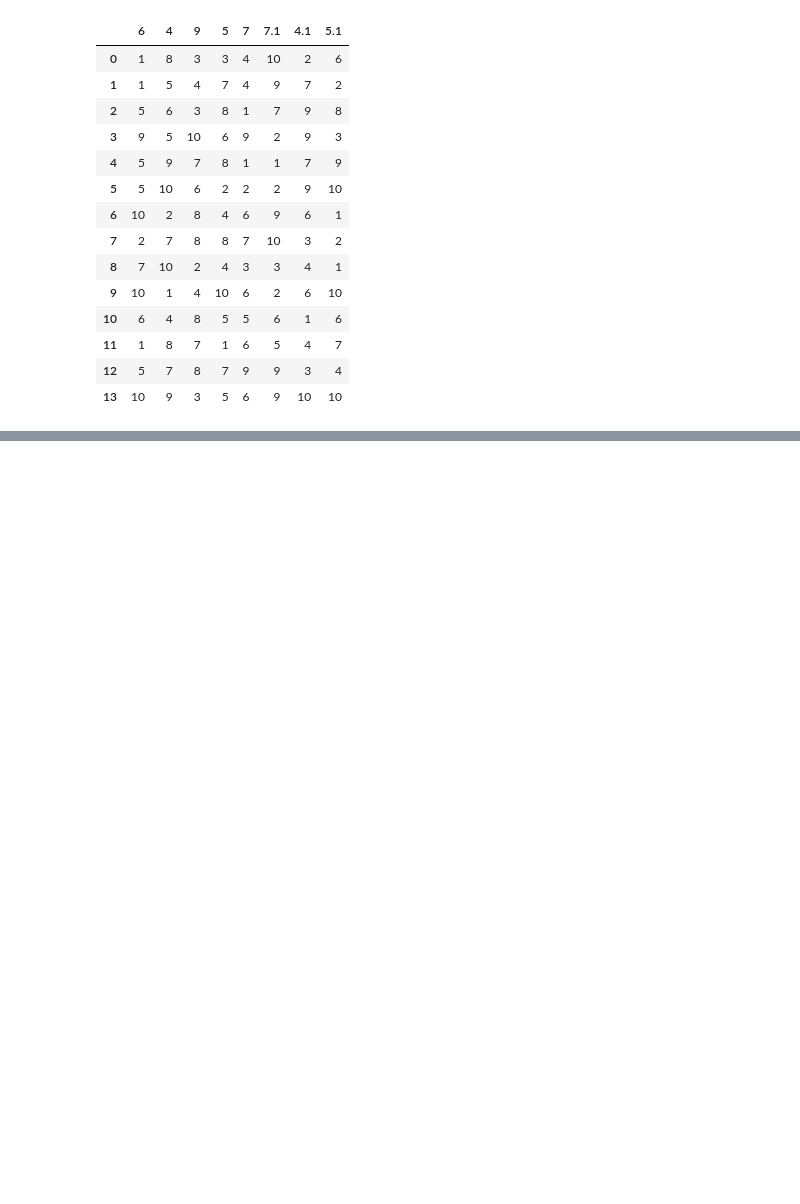
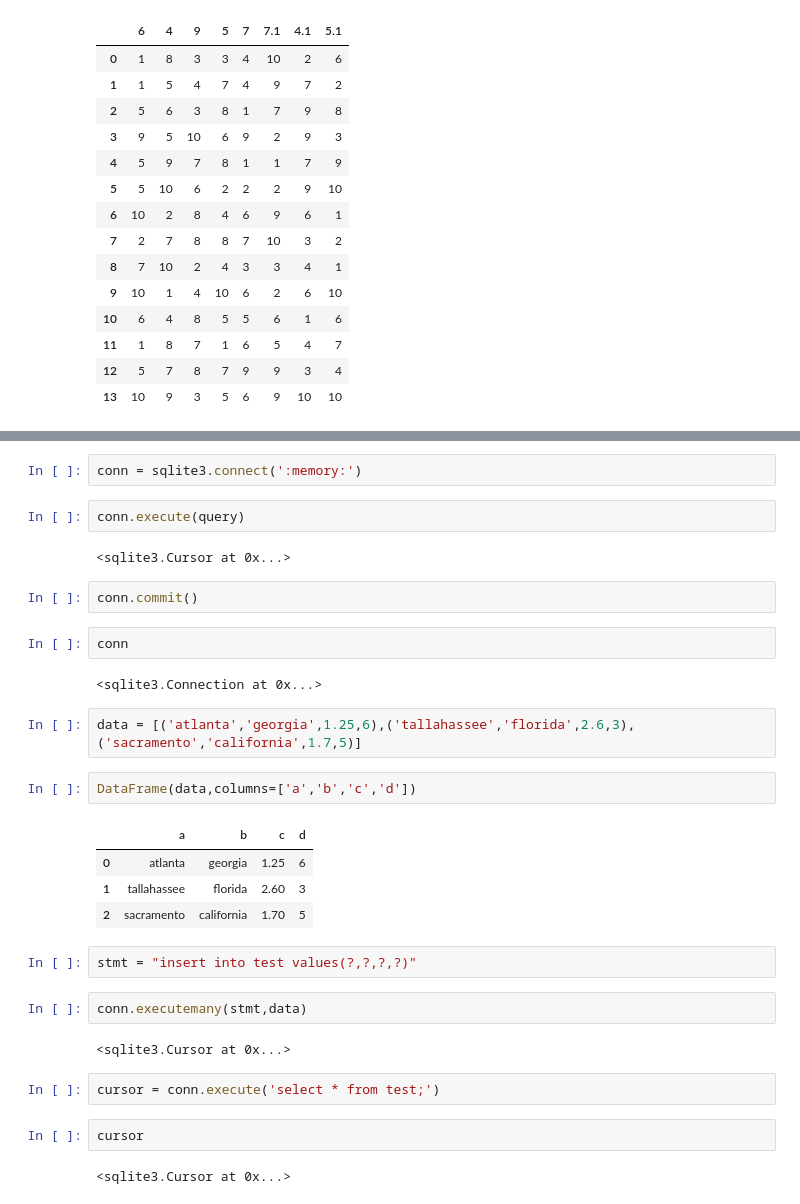
Before and after one commit to longfengpili/python-for-data-analysis, a Jupyter notebook: 第六章.ipynb, the cells around one changed output, grey strips where cells are left out. Cells and saved outputs as stored; diff of their text form; blank space fills up the shorter version.

```diff
--- a/第六章.ipynb
+++ b/第六章.ipynb
@@ -700,0 +737,33 @@ xls_flie.parse('Sheet2')
+# %%
+conn = sqlite3.connect(':memory:')
+# %%
+conn.execute(query)
+# %% [output]
+<sqlite3.Cursor at 0x...>
+# %%
+conn.commit()
+# %%
+conn
+# %% [output]
+<sqlite3.Connection at 0x...>
+# %%
+data = [('atlanta','georgia',1.25,6),('tallahassee','florida',2.6,3),('sacramento','california',1.7,5)]
+# %%
+DataFrame(data,columns=['a','b','c','d'])
+# %% [output]
+|  | a | b | c | d |
+| 0 | atlanta | georgia | 1.25 | 6 |
+| 1 | tallahassee | florida | 2.60 | 3 |
+| 2 | sacramento | california | 1.70 | 5 |
+# %%
+stmt = "insert into test values(?,?,?,?)"
+# %%
+conn.executemany(stmt,data)
+# %% [output]
+<sqlite3.Cursor at 0x...>
+# %%
+cursor = conn.execute('select * from test;')
+# %%
+cursor
+# %% [output]
+<sqlite3.Cursor at 0x...>
```
Also changed, not shown: parts of 35 cells of this notebook, 1 other file.
